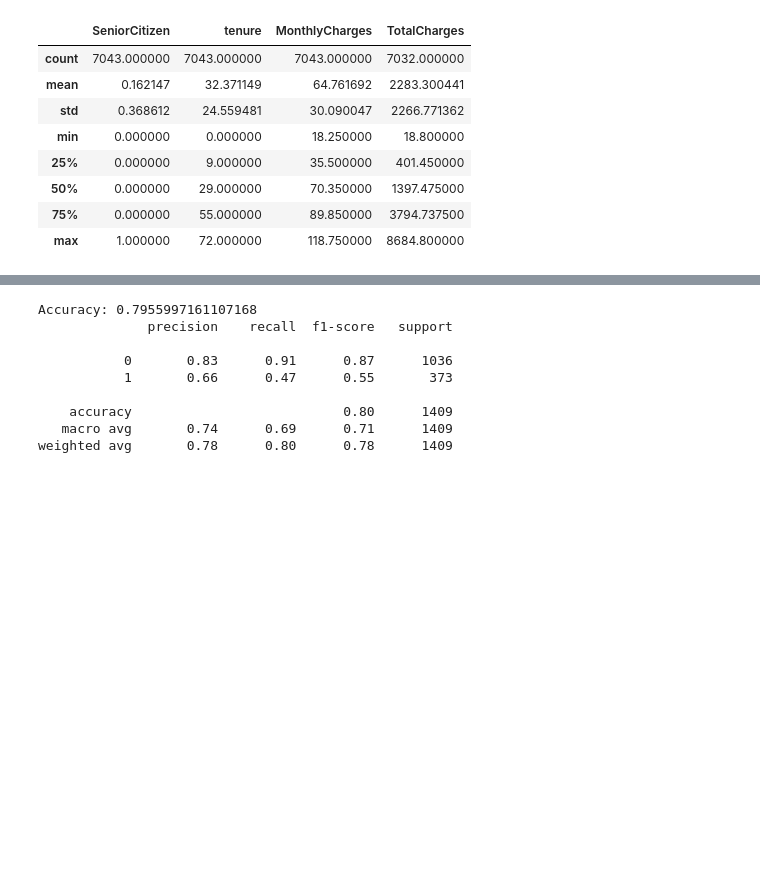
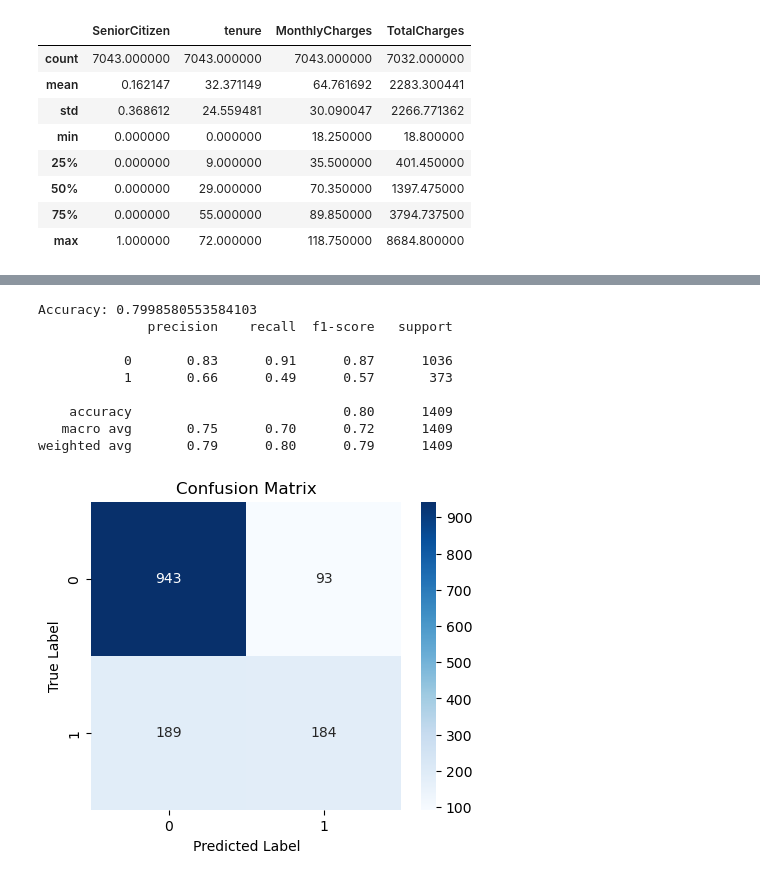
Before and after one commit to Selvaganapathy-k/-Telco-Customer-Churn-Prediction, a Jupyter notebook: Telco Customer Churn.ipynb, the cells around one changed output, grey strips where cells are left out. Cells and saved outputs as stored; diff of their text form; code cells hidden in the pictures; blank space fills up the shorter version.

```diff
--- a/Telco Customer Churn.ipynb
+++ b/Telco Customer Churn.ipynb
@@ -89,23 +125,31 @@ df.head()
 # %%
 X = df.drop('Churn', axis=1)
 y = df['Churn']
 X_train, X_test, y_train, y_test = train_test_split(X, y, test_size=0.2, random_state=42)
 rf = RandomForestClassifier(random_state=42)
 rf.fit(X_train, y_train)
 y_pred = rf.predict(X_test)
 accuracy = accuracy_score(y_test, y_pred)
 print("Accuracy:", accuracy)
 print(classification_report(y_test, y_pred))
+cm = confusion_matrix(y_test, y_pred)
+plt.figure(figsize=(5,4))
+sns.heatmap(cm, annot=True, fmt='d', cmap='Blues')
+plt.title("Confusion Matrix")
+plt.xlabel("Predicted Label")
+plt.ylabel("True Label")
+plt.show()
 # %% [output]
-Accuracy: 0.7955997161107168
+Accuracy: 0.7998580553584103
               precision    recall  f1-score   support
 
            0       0.83      0.91      0.87      1036
-           1       0.66      0.47      0.55       373
+           1       0.66      0.49      0.57       373
 
     accuracy                           0.80      1409
-   macro avg       0.74      0.69      0.71      1409
-weighted avg       0.78      0.80      0.78      1409
+   macro avg       0.75      0.70      0.72      1409
+weighted avg       0.79      0.80      0.79      1409
+[figure, added]
 # %%
 import pickle
 with open('random_forest_model.pkl', 'wb') as file:
```
Also changed, not shown: parts of 8 cells of this notebook, 1 other file.
